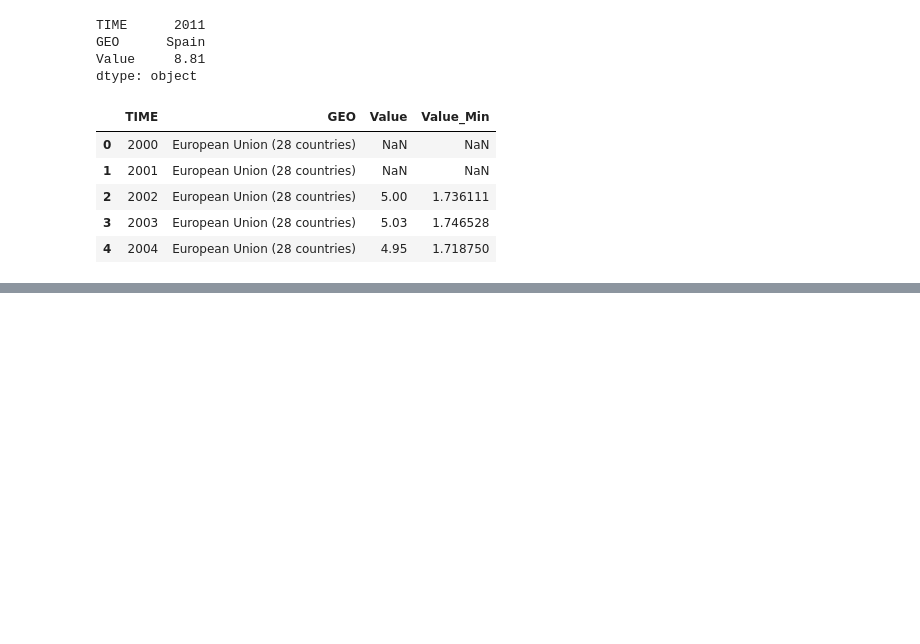
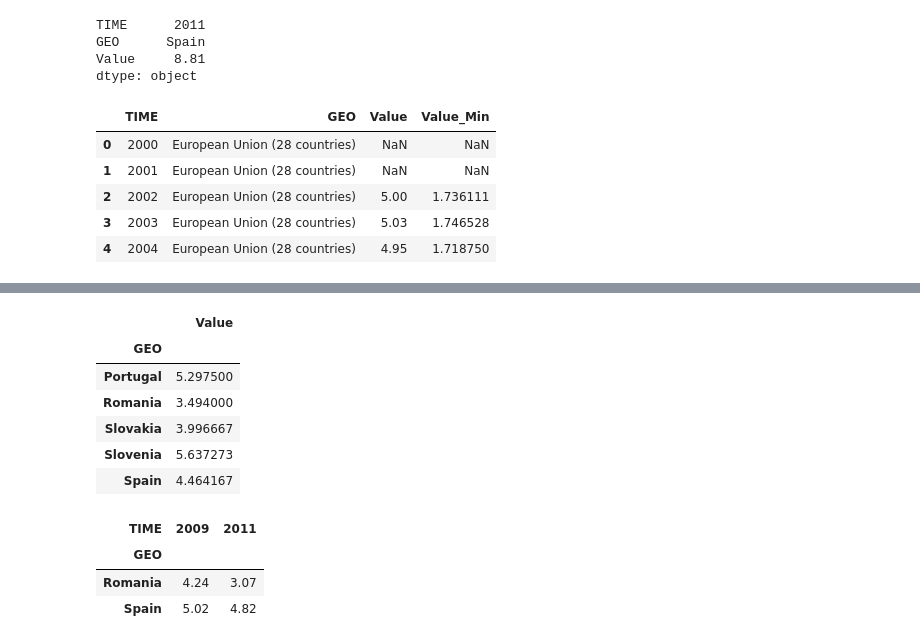
Before and after one commit to gikurujulius/Data-Science, a Jupyter notebook: open_gvt_data_analysis.ipynb, the cells around one changed output, grey strips where cells are left out. Cells and saved outputs as stored; diff of their text form; code cells hidden in the pictures; blank space fills up the shorter version.

```diff
--- a/open_gvt_data_analysis.ipynb
+++ b/open_gvt_data_analysis.ipynb
@@ -145,0 +180,13 @@ education.head()
+# %%
+#group the mean of the values by country
+grouped_data = education[['GEO', 'Value']].groupby('GEO').mean()
+#Show the last countries
+grouped_data.tail()
+# %% [output]
+|  | Value |
+| GEO |  |
+| Portugal | 5.297500 |
+| Romania | 3.494000 |
+| Slovakia | 3.996667 |
+| Slovenia | 5.637273 |
+| Spain | 4.464167 |
@@ -145,0 +196,9 @@ education.head()
+# %%
+#Transform the data to a spreadsheet
+pivoted_data_table1 = pd.pivot_table(filtered_data, values = 'Value', index = ['GEO'], columns = ['TIME'])
+pivoted_data_table1.loc[['Romania', 'Spain'], [2009, 2011]]
+# %% [output]
+| TIME | 2009 | 2011 |
+| GEO |  |  |
+| Romania | 4.24 | 3.07 |
+| Spain | 5.02 | 4.82 |
```
Also changed, not shown: parts of 5 cells of this notebook.
